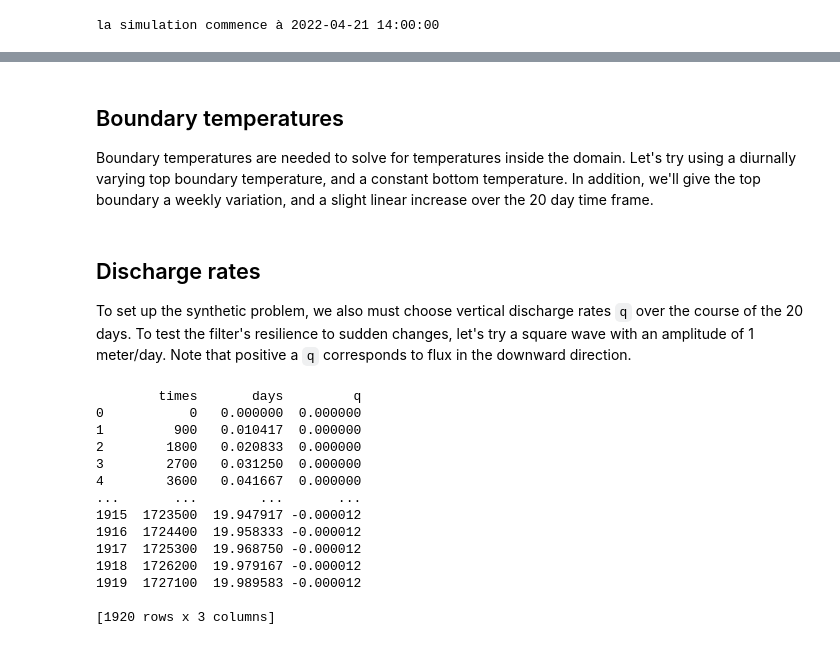
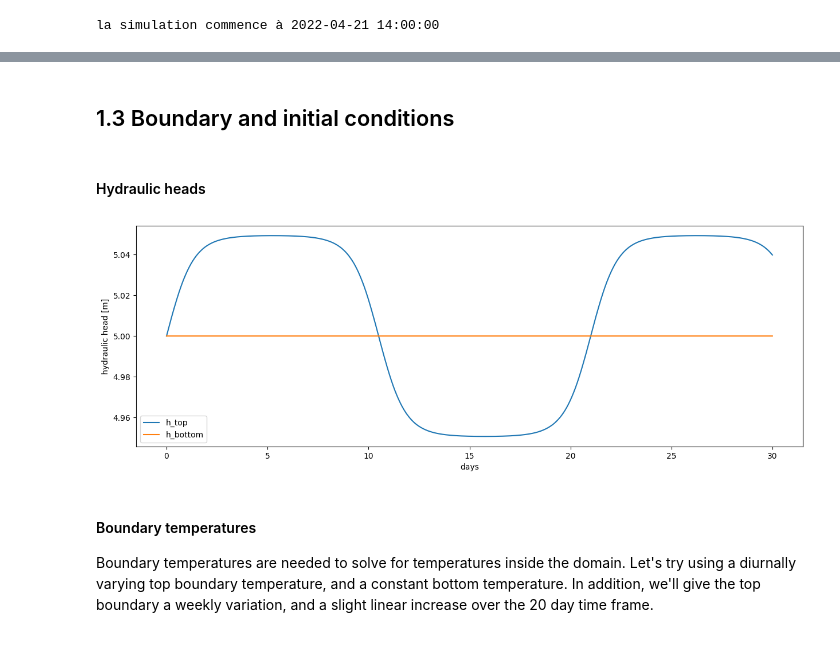
Before and after one commit to agnes-riviere/ginette, a Jupyter notebook: application/2024_TD_ENS/TD2_synthetic_cases.ipynb, the cells around one changed output, grey strips where cells are left out. Drawn from its saved outputs; the diff is of its cells as text; code cells hidden in the pictures.

```diff
--- a/application/2024_TD_ENS/TD2_synthetic_cases.ipynb
+++ b/application/2024_TD_ENS/TD2_synthetic_cases.ipynb
@@ -134,0 +169,2 @@ REF_r = 2e6/1000 #  m2/s2/C
+# %% [markdown]
+## 1.3 Boundary and initial conditions
@@ -135,3 +184,39 @@ REF_r = 2e6/1000 #  m2/s2/C
+# %% [markdown]
+#### Hydraulic heads
+# %%
+import numpy as np
+import matplotlib.pyplot as plt
+
+# Pre-calculate constants
+two_pi = 2 * np.pi
+
+# Linear temperature increase over time (0.3 degrees per day)
+chg_per_day = 0.05
+
+# Define a smooth square wave function using a sigmoid function
+def smooth_square_wave(x, period):
+    return 2 / (1 + np.exp(-5 * np.sin(two_pi * x / period))) - 1
+
+# Reduce the frequency by increasing the period
+reduced_period = 3 * seconds_per_week  # Double the period to reduce the frequency
+
+# Calculate the top boundary using the smooth square wave function with reduced frequency
+df_BC['h_top'] = ( 5 * smooth_square_wave(df_BC['times'], reduced_period) / 100  # Weekly fluctuation
+                  + 5)  # Base temperature offset
+
+# Set the bottom boundary to a constant value
+df_BC['h_bottom'] = 5 * np.ones_like(df_BC['times'])
+
+# Plot the results
+plt.figure(figsize=(15,5))
+plt.plot(df_BC['days'], df_BC['h_top'], label='h_top')
+plt.plot(df_BC['days'], df_BC['h_bottom'], label='h_bottom')
+plt.xlabel('days')
+plt.ylabel('hydraulic head [m]')
+plt.legend()
+plt.show()
+# %% [output]
+[figure, added]
 # %% [markdown]
-## Boundary temperatures
+#### Boundary temperatures
 Boundary temperatures are needed to solve for temperatures inside the domain. Let's try using a diurnally varying top boundary temperature, and a constant bottom temperature. In addition, we'll give the top boundary a weekly variation, and a slight linear increase over the 20 day time frame.
@@ -153,32 +222,0 @@ df_BC['days'] = df_BC['times'] / seconds_per_day
-# %% [markdown]
-## Discharge rates
-To set up the synthetic problem, we also must choose vertical discharge rates `q` over the course of the 20 days. To test the filter's resilience to sudden changes, let's try a square wave with an amplitude of 1 meter/day. Note that positive a `q` corresponds to flux in the downward direction.
-# %%
-# Specific discharge
-nt = len(df_BC['days'])
-q_m_per_day = np.zeros((nt))
-q_m_per_day[nt//4:nt//2] = 1
-q_m_per_day[((3*nt)//4):] = -1
-q = q_m_per_day/24/60/60 # m/s
-
-
-# Add specific discharge to the DataFrame
-df_BC['q'] = q
-
-# Display the DataFrame
-print(df_BC)
-# %% [output]
-        times       days         q
-0           0   0.000000  0.000000
-1         900   0.010417  0.000000
-2        1800   0.020833  0.000000
-3        2700   0.031250  0.000000
-4        3600   0.041667  0.000000
-...       ...        ...       ...
-1915  1723500  19.947917 -0.000012
-1916  1724400  19.958333 -0.000012
-1917  1725300  19.968750 -0.000012
-1918  1726200  19.979167 -0.000012
-1919  1727100  19.989583 -0.000012
-
-[1920 rows x 3 columns]
```
Also changed, not shown: parts of 33 cells of this notebook, 3 other files.
